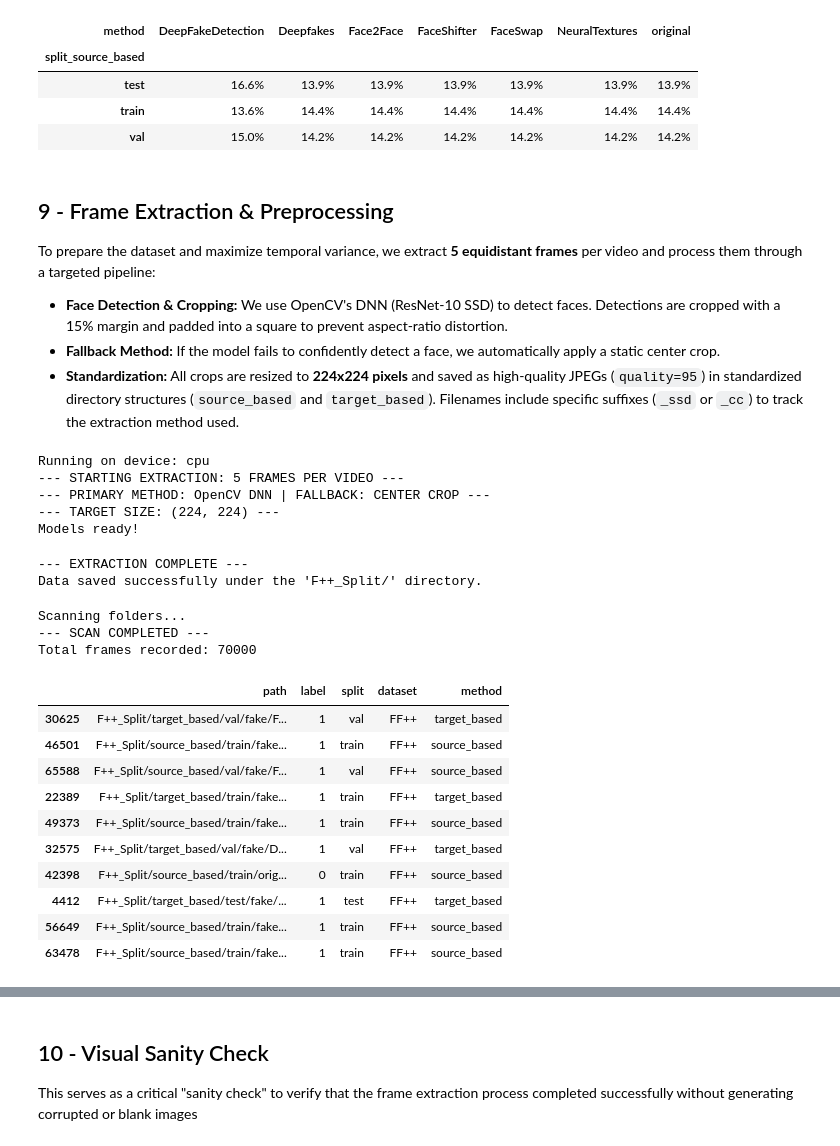
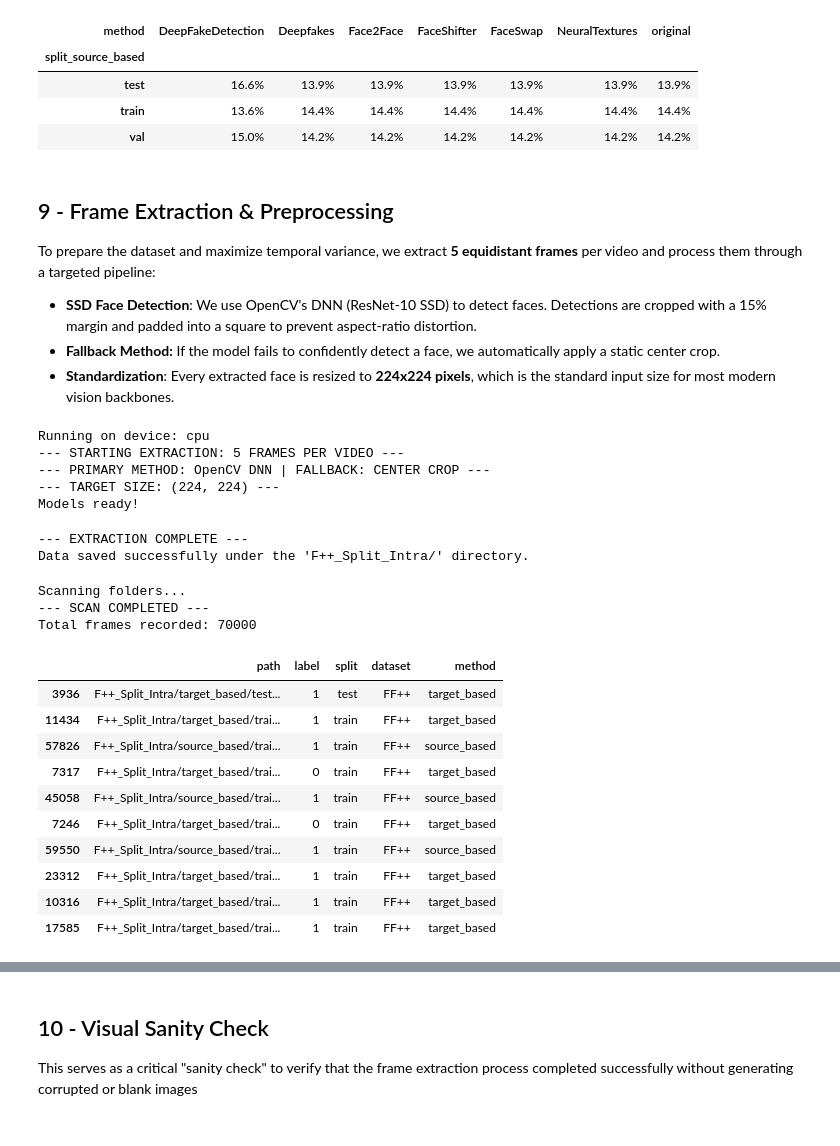
Before and after one commit to luciapola04/internship-deepfake-forensic, a Jupyter notebook: deepfake-forensics-pipeline/02_data_split_and_extraction_f++.ipynb, the cells around one changed output, grey strips where cells are left out. Saved outputs shown, nothing was run; the diff lists cells and outputs as text; code cells hidden in the pictures.

```diff
--- a/deepfake-forensics-pipeline/02_data_split_and_extraction_f++.ipynb
+++ b/deepfake-forensics-pipeline/02_data_split_and_extraction_f++.ipynb
@@ -223,12 +223,12 @@ Balance of Alteration Techniques within the splits:
 
 To prepare the dataset and maximize temporal variance, we extract **5 equidistant frames** per video and process them through a targeted pipeline:
 
-* **Face Detection & Cropping:** We use OpenCV's DNN (ResNet-10 SSD) to detect faces. Detections are cropped with a 15% margin and padded into a square to prevent aspect-ratio distortion.
+* **SSD Face Detection**: We use OpenCV's DNN (ResNet-10 SSD) to detect faces. Detections are cropped with a 15% margin and padded into a square to prevent aspect-ratio distortion.
 * **Fallback Method:** If the model fails to confidently detect a face, we automatically apply a static center crop.
-* **Standardization:** All crops are resized to **224x224 pixels** and saved as high-quality JPEGs (`quality=95`) in standardized directory structures (`source_based` and `target_based`). Filenames include specific suffixes (`_ssd` or `_cc`) to track the extraction method used.
+* **Standardization**: Every extracted face is resized to **224x224 pixels**, which is the standard input size for most modern vision backbones.
 # %%
 # CONFIGURATION
-base_root = "F++_Split"
+base_root = "F++_Split_Intra"
 dir_src = "source_based"
 dir_trg = "target_based"
 fpv = 5
@@ -393,15 +393,13 @@ Running on device: cpu
 --- TARGET SIZE: (224, 224) ---
 Models ready!
 --- EXTRACTION COMPLETE ---
-Data saved successfully under the 'F++_Split/' directory.
+Data saved successfully under the 'F++_Split_Intra/' directory.
 # %%
-base_root = "F++_Split"
+base_root = "F++_Split_Intra"
 csv_data = []
 
 print("Scanning folders...")
 
-# Search for all .jpg or .png files within the F++_Split folder and its subdirectories
-# Note: You can use a list or a more specific pattern if you have mixed extensions
 pattern = os.path.join(base_root, "**", "*.jpg")
 
 for file_path in glob.glob(pattern, recursive=True):
@@ -409,40 +407,40 @@ for file_path in glob.glob(pattern, recursive=True):
     clean_path = file_path.replace('\\', '/')
 
     parts = clean_path.split('/')
 
     if len(parts) >= 5:
         method = parts[1]
         split = parts[2]
         label_str = parts[3]
 
         label_num = 0 if label_str == 'original' else 1
         dataset_name = 'FF++'
 
         csv_data.append({
             'path': clean_path,
             'label': label_num,
             'split': split,
             'dataset': dataset_name,
             'method': method
         })
 
 df_frames = pd.DataFrame(csv_data)
 
 print("--- SCAN COMPLETED ---")
 print(f"Total frames recorded: {len(df_frames)}")
 df_frames.sample(10)
 # %% [output]
 Scanning folders...
 --- SCAN COMPLETED ---
 Total frames recorded: 70000
 |  | path | label | split | dataset | method |
-| 30625 | F++_Split/target_based/val/fake/F... | 1 | val | FF++ | target_based |
-| 46501 | F++_Split/source_based/train/fake... | 1 | train | FF++ | source_based |
-| 65588 | F++_Split/source_based/val/fake/F... | 1 | val | FF++ | source_based |
-| 22389 | F++_Split/target_based/train/fake... | 1 | train | FF++ | target_based |
-| 49373 | F++_Split/source_based/train/fake... | 1 | train | FF++ | source_based |
-| 32575 | F++_Split/target_based/val/fake/D... | 1 | val | FF++ | target_based |
-| 42398 | F++_Split/source_based/train/orig... | 0 | train | FF++ | source_based |
-| 4412 | F++_Split/target_based/test/fake/... | 1 | test | FF++ | target_based |
-| 56649 | F++_Split/source_based/train/fake... | 1 | train | FF++ | source_based |
-| 63478 | F++_Split/source_based/train/fake... | 1 | train | FF++ | source_based |
+| 3936 | F++_Split_Intra/target_based/test... | 1 | test | FF++ | target_based |
+| 11434 | F++_Split_Intra/target_based/trai... | 1 | train | FF++ | target_based |
+| 57826 | F++_Split_Intra/source_based/trai... | 1 | train | FF++ | source_based |
+| 7317 | F++_Split_Intra/target_based/trai... | 0 | train | FF++ | target_based |
+| 45058 | F++_Split_Intra/source_based/trai... | 1 | train | FF++ | source_based |
+| 7246 | F++_Split_Intra/target_based/trai... | 0 | train | FF++ | target_based |
+| 59550 | F++_Split_Intra/source_based/trai... | 1 | train | FF++ | source_based |
+| 23312 | F++_Split_Intra/target_based/trai... | 1 | train | FF++ | target_based |
+| 10316 | F++_Split_Intra/target_based/trai... | 1 | train | FF++ | target_based |
+| 17585 | F++_Split_Intra/target_based/trai... | 1 | train | FF++ | target_based |
```
Also changed, not shown: parts of 7 cells of this notebook, 7 other files.
